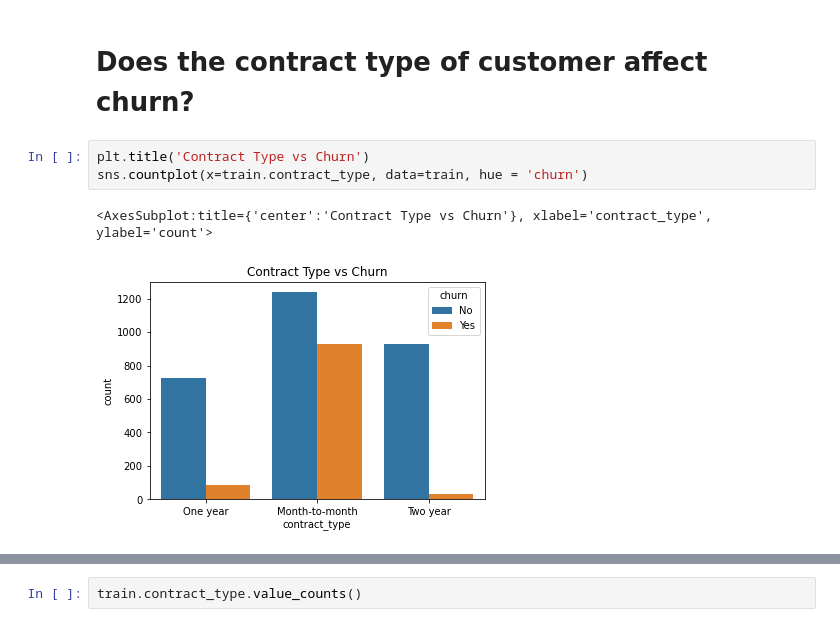
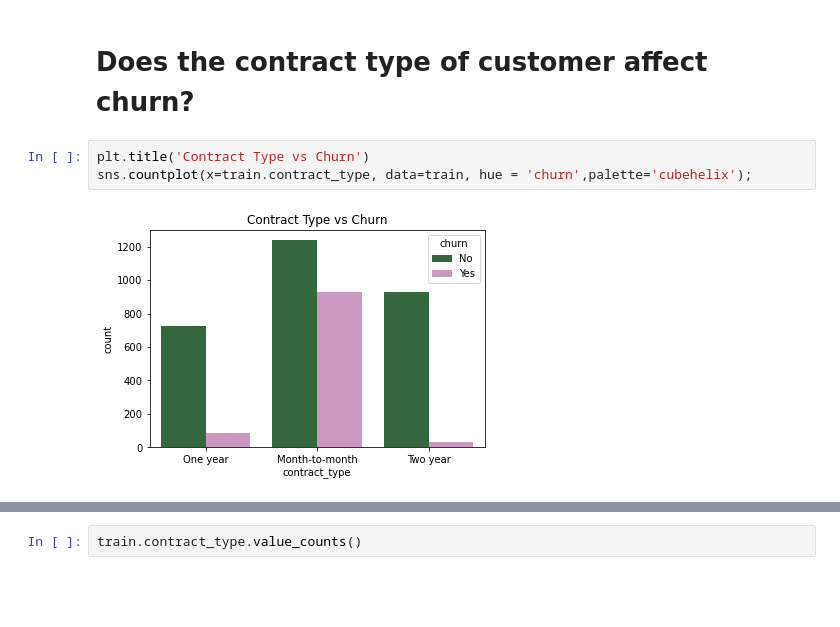
Before and after one commit to Yvette-Ibarra/classification-project, a Jupyter notebook: working_notebook.ipynb, the cells around one changed output, grey strips where cells are left out. Cells and saved outputs as stored; diff of their text form; blank space fills up the shorter version.

```diff
--- a/working_notebook.ipynb
+++ b/working_notebook.ipynb
@@ -590,7 +606,6 @@ False
 # Does the contract type of customer affect churn?
 # %%
 plt.title('Contract Type vs Churn')
-sns.countplot(x=train.contract_type, data=train, hue = 'churn')
+sns.countplot(x=train.contract_type, data=train, hue = 'churn',palette='cubehelix');
 # %% [output]
-<AxesSubplot:title={'center':'Contract Type vs Churn'}, xlabel='contract_type', ylabel='count'>
-[figure, old version]
+[figure, new version]
```
Also changed, not shown: parts of 73 cells of this notebook, 3 other files.
